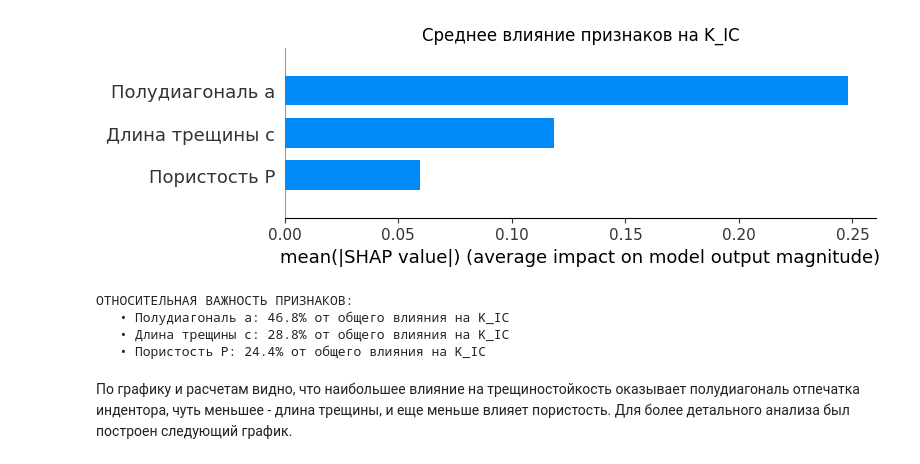
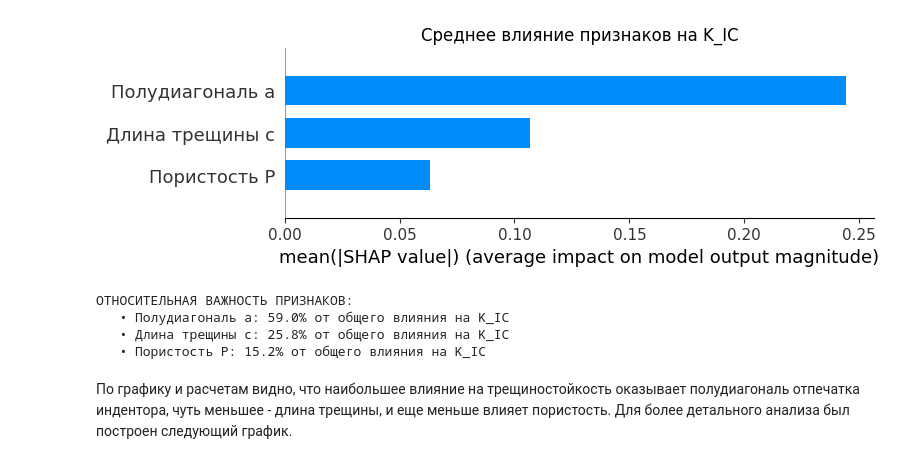
Before and after one commit to wiuver/Practice, a Jupyter notebook: Practice.ipynb, the cells around one changed output. Cells and saved outputs as stored; diff of their text form; code cells hidden in the pictures.

Commit message:
SHAP #2

```diff
--- a/Practice.ipynb
+++ b/Practice.ipynb
@@ -80,7 +86,8 @@ def build_model(layers, neurons, activation):
 
     for _ in range(layers - 1):
         model.add(Dense(neurons, activation=activation))
-        model.add(Dropout(0.4))
+        model.add(BatchNormalization())
+        model.add(Dropout(0.5))
 
     model.add(Dense(1, activation='elu'))  # регрессия
 
@@ -114,7 +121,7 @@ for strategy in strategies: # Провекра всех гиперпарамет
             strategy['activation']
         )
 
-        model.fit(X_tr, y_tr, epochs=50, batch_size=32, verbose=0)
+        model.fit(X_tr, y_tr, epochs=30, batch_size=32, verbose=0)
 
         y_pred = model.predict(X_val, verbose=0)
         mse = mean_squared_error(y_val, y_pred)
@@ -222,7 +229,7 @@ for i in range(n_models):
 
     model = build_model(int(results_df.iloc[0, 1]), int(results_df.iloc[0, 2]), results_df.iloc[0, 3]) # Создание модели с лучшими гиперпараметрами
 
-    model.fit(X_boot, y_boot, epochs=50, batch_size=32, verbose=0)
+    model.fit(X_boot, y_boot, epochs=30, batch_size=32, verbose=0)
 
     mse_con = []
     mae_con = []
@@ -443,12 +450,12 @@ plt.show()
 # %%
 # Подготовка данных для DeepExplainer
 X_train_sample = shap.sample(X_train, 5000)
-X_test_sample = shap.sample(X_test, 2000)
+X_test_sample = shap.sample(X_test, 1000)
 shap_mean = []
 
 # Расчет shap_values для ансамбля нейронных сетей
 for model in best_models:
-    explainer = shap.DeepExplainer(model, X_train_sample)
+    explainer = shap.KernelExplainer(model, X_train_sample)
     shap_values = explainer.shap_values(X_test_sample)
     shap_values = np.array(shap_values).squeeze()
     shap_mean.append(shap_values)
@@ -475,31 +470,31 @@ Received: inputs=['Tensor(shape=(2000, 3))']
 # %%
 feature_names = ['Полудиагональ a', 'Длина трещины c', 'Пористость P']
 
 plt.figure(figsize=(10, 6))
 shap.summary_plot(shap_values, X_test_sample, plot_type="bar",
         feature_names=feature_names,
         show=False,
         max_display=len(feature_names)
     )
 plt.title('Среднее влияние признаков на K_IC', fontsize=12)
 plt.tight_layout()
 
 plt.show()
 
 # Относительная важность
-mean_shap = np.mean(shap_values, axis=0)
+mean_shap = np.mean(np.abs(shap_values), axis=0)
 
 print("ОТНОСИТЕЛЬНАЯ ВАЖНОСТЬ ПРИЗНАКОВ:")
 total_impact = np.sum(np.abs(mean_shap))
 for i, feature in enumerate(feature_names):
     relative_impact = np.abs(mean_shap[i]) / total_impact * 100
     print(f"   • {feature}: {relative_impact:.1f}% от общего влияния на K_IC")
 # %% [output]
-[figure, old version]
+[figure, new version]
 ОТНОСИТЕЛЬНАЯ ВАЖНОСТЬ ПРИЗНАКОВ:
-   • Полудиагональ a: 46.8% от общего влияния на K_IC
-   • Длина трещины c: 28.8% от общего влияния на K_IC
-   • Пористость P: 24.4% от общего влияния на K_IC
+   • Полудиагональ a: 59.0% от общего влияния на K_IC
+   • Длина трещины c: 25.8% от общего влияния на K_IC
+   • Пористость P: 15.2% от общего влияния на K_IC
 # %% [markdown]
 По графику и расчетам видно, что наибольшее влияние на трещиностойкость оказывает полудиагональ отпечатка индентора, чуть меньшее - длина трещины, и еще меньше влияет пористость. Для более детального анализа был построен следующий график.
 # %%
```
Also changed, not shown: parts of 11 cells of this notebook.
